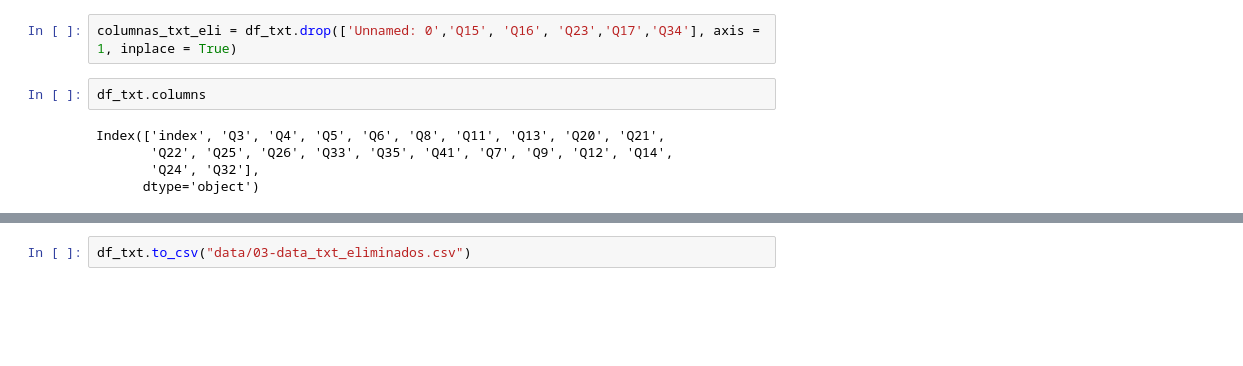
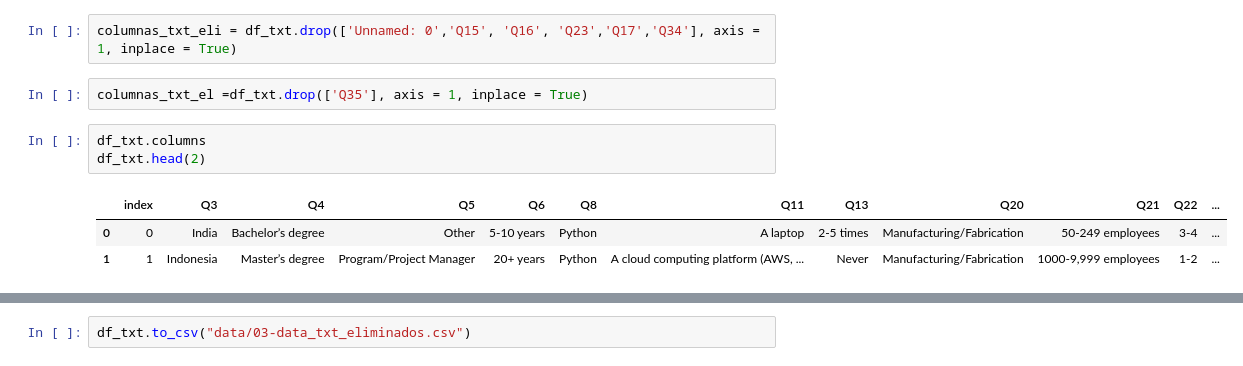
Before and after one commit to Adalab/project2-da-promo-c-modulo-2-team4, a Jupyter notebook: 02-eliminar-info.ipynb, the cells around one changed output, grey strips where cells are left out. Saved outputs shown, nothing was run; the diff lists cells and outputs as text; blank space fills up the shorter version.

Commit message:
renombrado columnas txt y data

```diff
--- a/02-eliminar-info.ipynb
+++ b/02-eliminar-info.ipynb
@@ -81,13 +81,15 @@ Index(['Unnamed: 0', 'index', 'Q3', 'Q4', 'Q5', 'Q6', 'Q8', 'Q11', 'Q13',
       dtype='object')
 # %%
 columnas_txt_eli = df_txt.drop(['Unnamed: 0','Q15', 'Q16', 'Q23','Q17','Q34'], axis = 1, inplace = True)
+# %%
+columnas_txt_el =df_txt.drop(['Q35'], axis = 1, inplace = True)
 # %%
 df_txt.columns
+df_txt.head(2)
 # %% [output]
-Index(['index', 'Q3', 'Q4', 'Q5', 'Q6', 'Q8', 'Q11', 'Q13', 'Q20', 'Q21',
-       'Q22', 'Q25', 'Q26', 'Q33', 'Q35', 'Q41', 'Q7', 'Q9', 'Q12', 'Q14',
-       'Q24', 'Q32'],
-      dtype='object')
+|  | index | Q3 | Q4 | Q5 | Q6 | Q8 | Q11 | Q13 | Q20 | Q21 | Q22 | ... |
+| 0 | 0 | India | Bachelor’s degree | Other | 5-10 years | Python | A laptop | 2-5 times | Manufacturing/Fabrication | 50-249 employees | 3-4 | ... |
+| 1 | 1 | Indonesia | Master’s degree | Program/Project Manager | 20+ years | Python | A cloud computing platform (AWS, ... | Never | Manufacturing/Fabrication | 1000-9,999 employees | 1-2 | ... |
 # %%
 os.getcwd()
 # %% [output]
```
Also changed, not shown: parts of 1 cell of this notebook, 4 other files.
